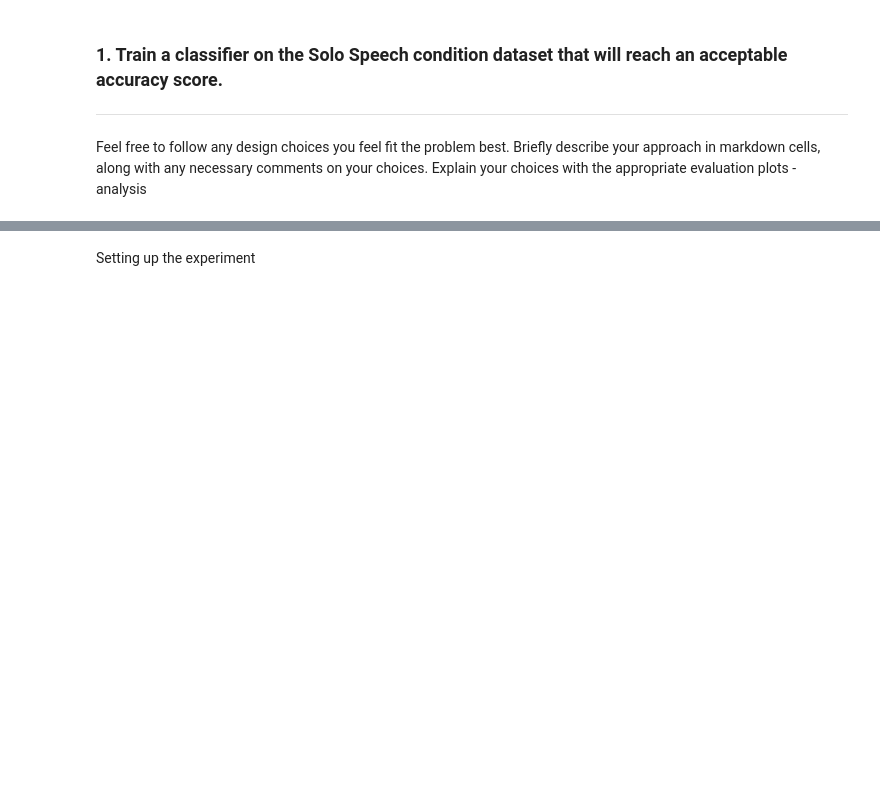
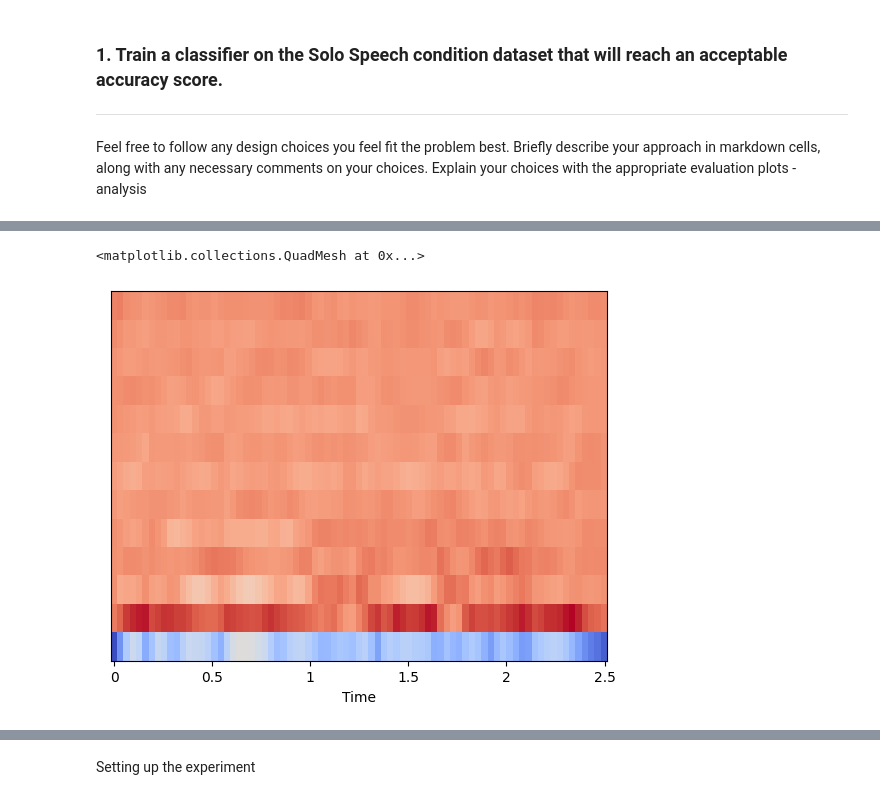
Before and after one commit to iliaskior/automatic-speech-recognition, a Jupyter notebook: assignment.ipynb, the cells around one changed output, grey strips where cells are left out. Saved outputs shown, nothing was run; the diff lists cells and outputs as text; code cells hidden in the pictures; blank space fills up the shorter version.

```diff
--- a/assignment.ipynb
+++ b/assignment.ipynb
@@ -63,0 +43,26 @@ Processing file irf07_s01_solo.wav !!!
+# %%
+#Lets extract the above mentioned features for an audio file of SOLO dataset
+
+#Create a list which contains all the audio files' paths in solo dataset
+audiofiles_solo = list((SOLO_DATASET_PATH).glob('**/*.wav'))
+
+SAMPLE_RATE = 16000 #Hz
+NUM_MFCC = 13
+N_FFT = 128 #milliseconds
+HOP_LENGTH = 32 #Hz
+sig = audio_load(filepath=audiofiles_solo[0], sr=SAMPLE_RATE)
+
+mfccs, delta_mfccs, delta2_mfccs = extract_features(
+                    sig = sig,
+                    sr = SAMPLE_RATE,
+                    num_mfcc=NUM_MFCC,
+                    n_fft=N_FFT,
+                    hop_length=HOP_LENGTH
+                )
+# %%
+librosa.display.specshow(mfccs,
+                         x_axis="time",
+                         sr=SAMPLE_RATE)
+# %% [output]
+<matplotlib.collections.QuadMesh at 0x...>
+[figure, added]
```
Also changed, not shown: parts of 8 cells of this notebook, 1 other file.
